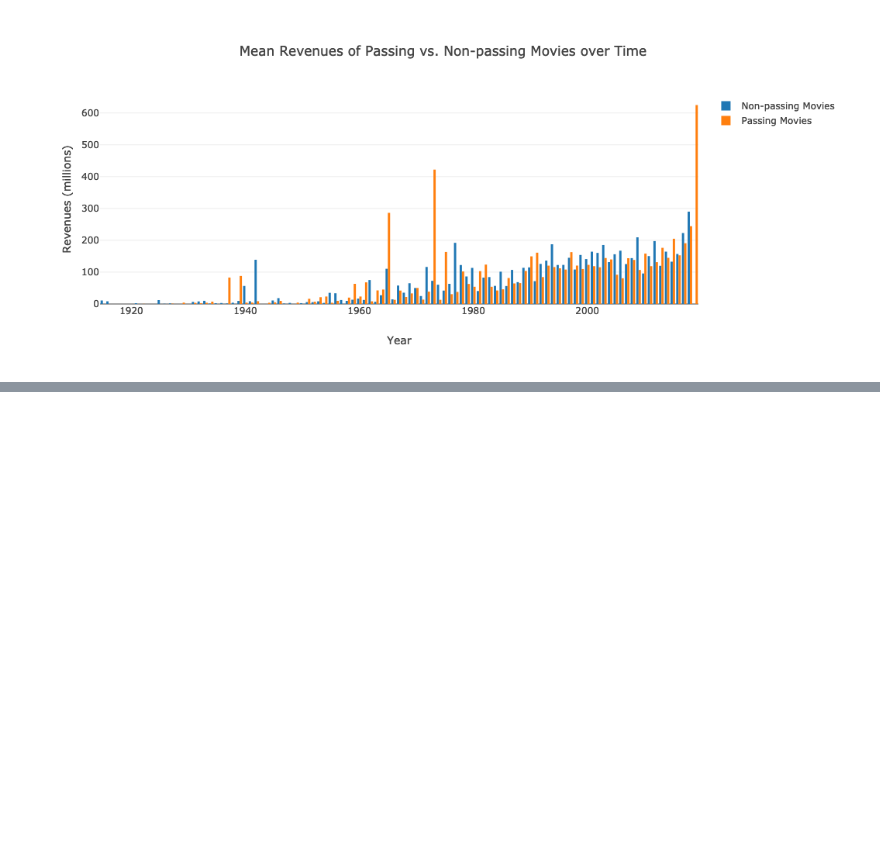
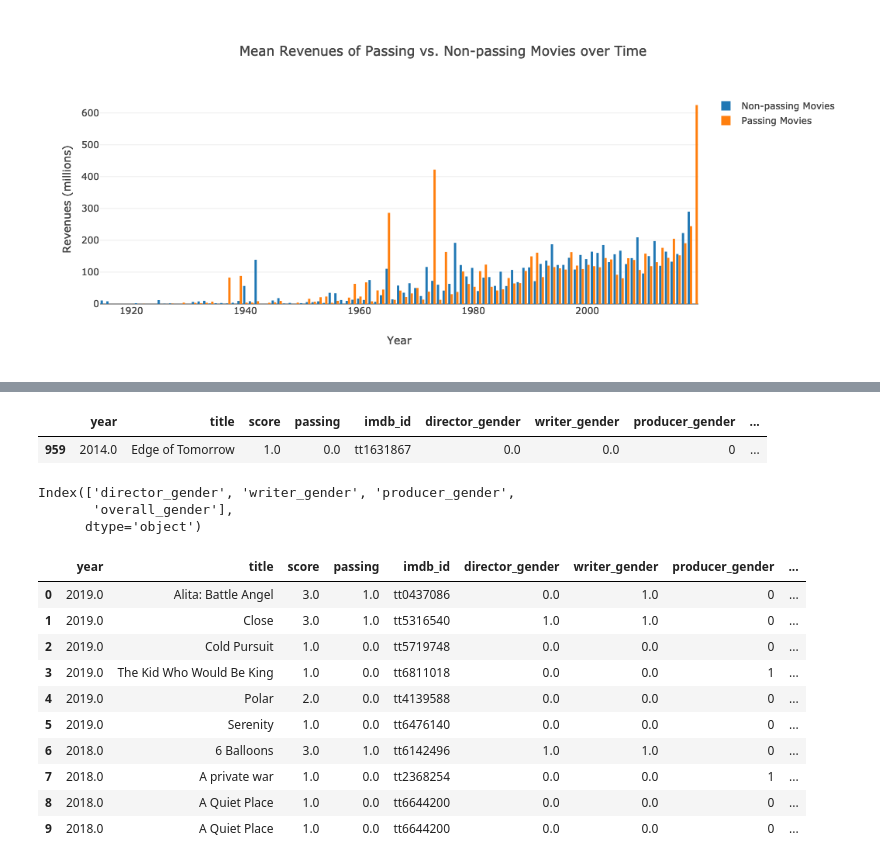
Before and after one commit to MagicMilly/women-in-film-analysis-dashboard, a Jupyter notebook: plotly_visualizations.ipynb, the cells around one changed output, grey strips where cells are left out. Saved outputs shown, nothing was run; the diff lists cells and outputs as text; code cells hidden in the pictures; blank space fills up the shorter version.

Commit message:
the good news is I got a table up in addition to plots on dash and the bad news is that there are still duplicates in dataset

```diff
--- a/plotly_visualizations.ipynb
+++ b/plotly_visualizations.ipynb
@@ -481,0 +487,3 @@ iplot(fig)
+# %%
+df = pd.read_csv('my_data/updated_bechdel_6.csv')
+df.head()
@@ -481,0 +497,8 @@ iplot(fig)
+# %%
+df.query("title == 'Edge of Tomorrow'")
+# %% [output]
+|  | year | title | score | passing | imdb_id | director_gender | writer_gender | producer_gender | ... |
+| 959 | 2014.0 | Edge of Tomorrow | 1.0 | 0.0 | tt1631867 | 0.0 | 0.0 | 0 | ... |
+# %%
+df.at[959,'producer_gender'] = 1
+df.at[959,'overall_gender'] = 1
@@ -481,0 +508,20 @@ iplot(fig)
+# %%
+df.columns[5:9]
+# %% [output]
+Index(['director_gender', 'writer_gender', 'producer_gender',
+       'overall_gender'],
+      dtype='object')
+# %%
+df[:10]
+# %% [output]
+|  | year | title | score | passing | imdb_id | director_gender | writer_gender | producer_gender | ... |
+| 0 | 2019.0 | Alita: Battle Angel | 3.0 | 1.0 | tt0437086 | 0.0 | 1.0 | 0 | ... |
+| 1 | 2019.0 | Close | 3.0 | 1.0 | tt5316540 | 1.0 | 1.0 | 0 | ... |
+| 2 | 2019.0 | Cold Pursuit | 1.0 | 0.0 | tt5719748 | 0.0 | 0.0 | 0 | ... |
+| 3 | 2019.0 | The Kid Who Would Be King | 1.0 | 0.0 | tt6811018 | 0.0 | 0.0 | 1 | ... |
+| 4 | 2019.0 | Polar | 2.0 | 0.0 | tt4139588 | 0.0 | 0.0 | 0 | ... |
+| 5 | 2019.0 | Serenity | 1.0 | 0.0 | tt6476140 | 0.0 | 0.0 | 0 | ... |
+| 6 | 2018.0 | 6 Balloons | 3.0 | 1.0 | tt6142496 | 1.0 | 1.0 | 0 | ... |
+| 7 | 2018.0 | A private war | 1.0 | 0.0 | tt2368254 | 0.0 | 0.0 | 1 | ... |
+| 8 | 2018.0 | A Quiet Place | 1.0 | 0.0 | tt6644200 | 0.0 | 0.0 | 0 | ... |
+| 9 | 2018.0 | A Quiet Place | 1.0 | 0.0 | tt6644200 | 0.0 | 0.0 | 0 | ... |
```
Also changed, not shown: parts of 5 cells of this notebook, 2 other files.
